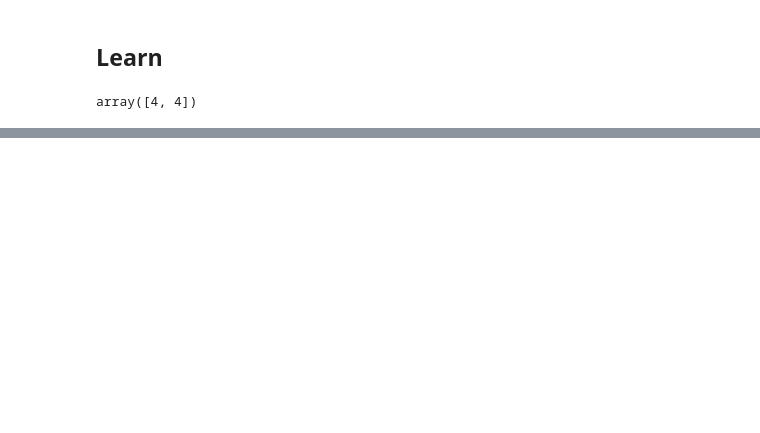
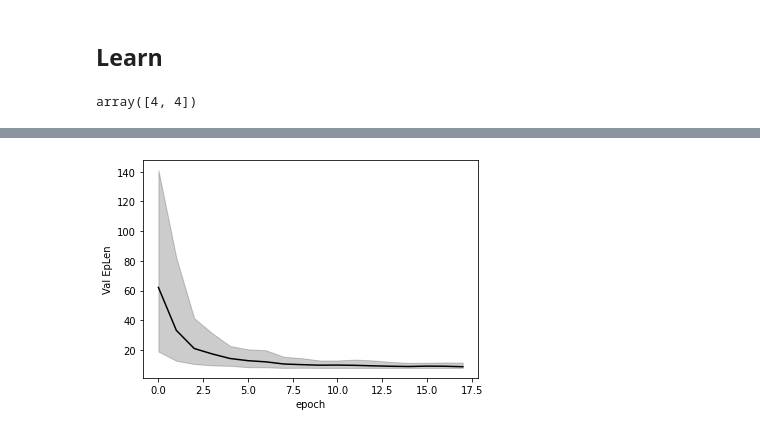
Before and after one commit to microsoft/rl-offline-simulation, a Jupyter notebook: notebooks/grid-ppo-qbe-oracle.ipynb, the cells around one changed output, grey strips where cells are left out. Cells and saved outputs as stored; diff of their text form; code cells hidden in the pictures; blank space fills up the shorter version.

```diff
--- a/notebooks/grid-ppo-qbe-oracle.ipynb
+++ b/notebooks/grid-ppo-qbe-oracle.ipynb
@@ -113,0 +113,8 @@ plt.show()
+# %%
+plt.plot(df_['AverageVal_EpLen'], color='k')
+plt.fill_between(df_['Epoch'], df_['MinVal_EpLen'], df_['MaxVal_EpLen'], alpha=0.2, color='k')
+plt.xlabel('epoch')
+plt.ylabel('Val EpLen')
+plt.show()
+# %% [output]
+[figure, added]
```
Also changed, not shown: parts of 20 cells of this notebook, 4 other files.
